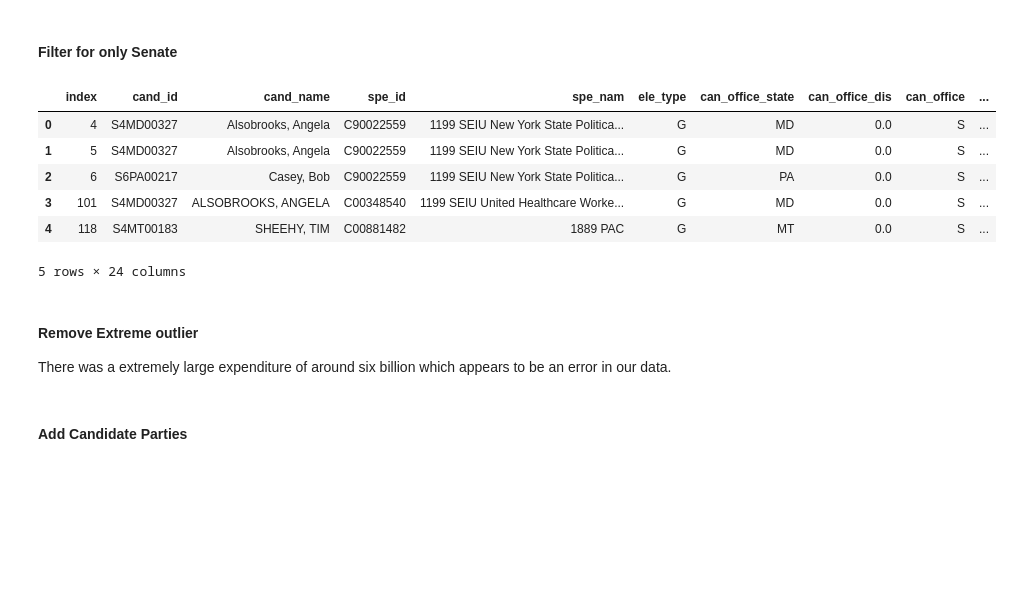
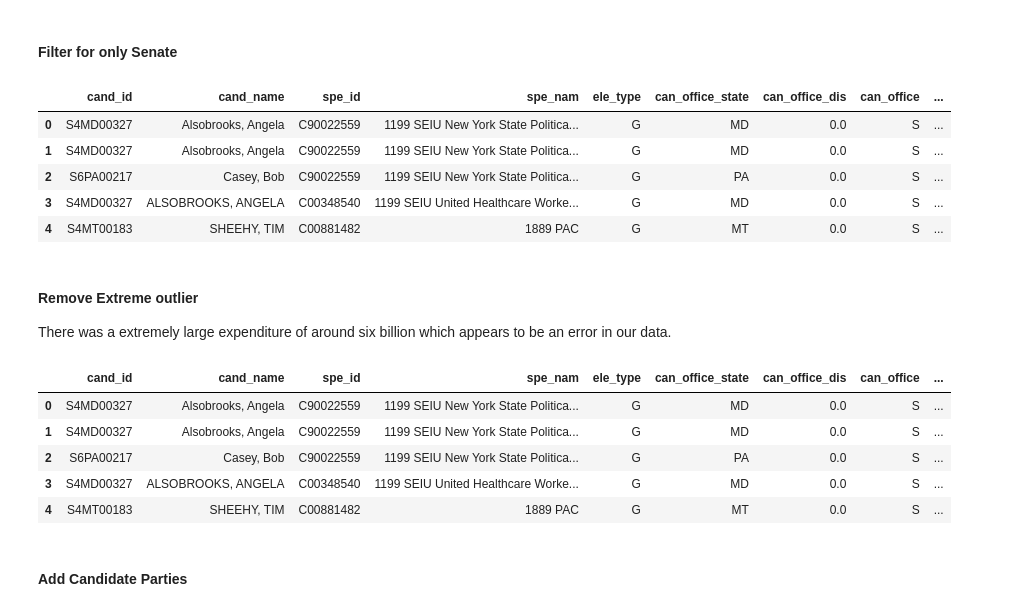
Before and after one commit to magicdracon/Data-Science-Final-Project, a Jupyter notebook: main.ipynb, the cells around one changed output. Cells and saved outputs as stored; diff of their text form; code cells hidden in the pictures; blank space fills up the shorter version.

Commit message:
more current senators df plus edited clean_candidate_name
more stuff for current senators dataframe, plus some edits to clean_candidate_name (all of the changes minor and noted)

```diff
--- a/main.ipynb
+++ b/main.ipynb
@@ -63,25 +63,34 @@ As mentioned above, in Data Description and Acquisition, each item in our datase
 # %%
 
 # mask to filter for only senate candidates:
 senate_mask = expendituresDataFrame["can_office"] == "S"
 
 # applying mask to main dataframe since we are limiting our scope to only senate candidates
 expendituresDataFrame = expendituresDataFrame[senate_mask].reset_index()
+expendituresDataFrame = expendituresDataFrame.drop("index", axis=1)
 expendituresDataFrame.head()
 # %% [output]
-|  | index | cand_id | cand_name | spe_id | spe_nam | ele_type | can_office_state | can_office_dis | can_office | ... |
-| 0 | 4 | S4MD00327 | Alsobrooks, Angela | C90022559 | 1199 SEIU New York State Politica... | G | MD | 0.0 | S | ... |
-| 1 | 5 | S4MD00327 | Alsobrooks, Angela | C90022559 | 1199 SEIU New York State Politica... | G | MD | 0.0 | S | ... |
-| 2 | 6 | S6PA00217 | Casey, Bob | C90022559 | 1199 SEIU New York State Politica... | G | PA | 0.0 | S | ... |
-| 3 | 101 | S4MD00327 | ALSOBROOKS, ANGELA | C00348540 | 1199 SEIU United Healthcare Worke... | G | MD | 0.0 | S | ... |
-| 4 | 118 | S4MT00183 | SHEEHY, TIM | C00881482 | 1889 PAC | G | MT | 0.0 | S | ... |
+|  | cand_id | cand_name | spe_id | spe_nam | ele_type | can_office_state | can_office_dis | can_office | ... |
+| 0 | S4MD00327 | Alsobrooks, Angela | C90022559 | 1199 SEIU New York State Politica... | G | MD | 0.0 | S | ... |
+| 1 | S4MD00327 | Alsobrooks, Angela | C90022559 | 1199 SEIU New York State Politica... | G | MD | 0.0 | S | ... |
+| 2 | S6PA00217 | Casey, Bob | C90022559 | 1199 SEIU New York State Politica... | G | PA | 0.0 | S | ... |
+| 3 | S4MD00327 | ALSOBROOKS, ANGELA | C00348540 | 1199 SEIU United Healthcare Worke... | G | MD | 0.0 | S | ... |
+| 4 | S4MT00183 | SHEEHY, TIM | C00881482 | 1889 PAC | G | MT | 0.0 | S | ... |
-5 rows × 24 columns
 # %% [markdown]
 #### Remove Extreme outlier
 There was a extremely large expenditure of around six billion which appears to be an error in our data.
 # %%
 expendituresDataFrameWithOutlier = expendituresDataFrame
 expendituresDataFrame = expendituresDataFrame[expendituresDataFrame['spe_nam'] != 'Republican Emo Girl'].reset_index()
+expendituresDataFrame = expendituresDataFrame.drop("index", axis=1)
+expendituresDataFrame.head()
+# %% [output]
+|  | cand_id | cand_name | spe_id | spe_nam | ele_type | can_office_state | can_office_dis | can_office | ... |
+| 0 | S4MD00327 | Alsobrooks, Angela | C90022559 | 1199 SEIU New York State Politica... | G | MD | 0.0 | S | ... |
+| 1 | S4MD00327 | Alsobrooks, Angela | C90022559 | 1199 SEIU New York State Politica... | G | MD | 0.0 | S | ... |
+| 2 | S6PA00217 | Casey, Bob | C90022559 | 1199 SEIU New York State Politica... | G | PA | 0.0 | S | ... |
+| 3 | S4MD00327 | ALSOBROOKS, ANGELA | C00348540 | 1199 SEIU United Healthcare Worke... | G | MD | 0.0 | S | ... |
+| 4 | S4MT00183 | SHEEHY, TIM | C00881482 | 1889 PAC | G | MT | 0.0 | S | ... |
 # %% [markdown]
 #### Add Candidate Parties
 # %%
```
Also changed, not shown: parts of 16 cells of this notebook.
